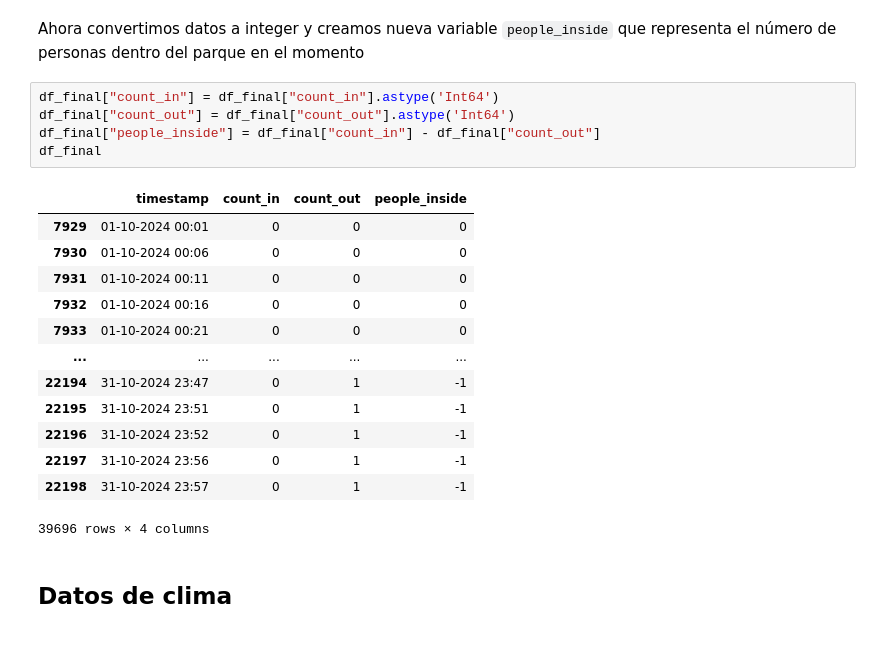
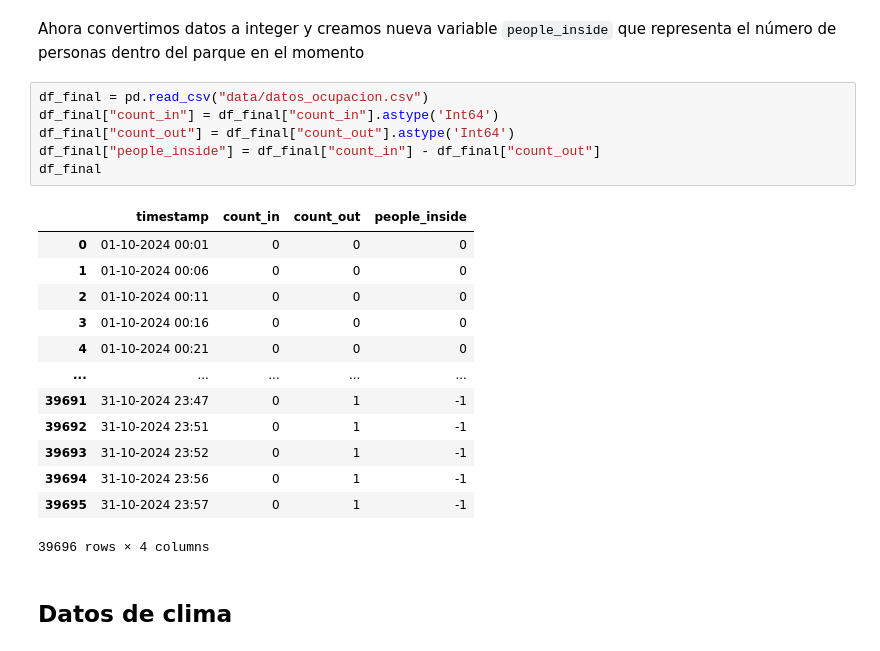
Before and after one commit to hugoloopez/NaturalParkOcuppancy, a Jupyter notebook: obtencion_tratamiento_datos.ipynb, the cells around one changed output. Saved outputs shown, nothing was run; the diff lists cells and outputs as text.

```diff
--- a/obtencion_tratamiento_datos.ipynb
+++ b/obtencion_tratamiento_datos.ipynb
@@ -143,23 +143,24 @@ Datos guardados en data/datos_series_20250325_094824.csv
 # %% [markdown]
 Ahora convertimos datos a integer  y creamos nueva variable `people_inside`  que representa el número de personas dentro del parque en el momento
 # %%
+df_final = pd.read_csv("data/datos_ocupacion.csv")
 df_final["count_in"] = df_final["count_in"].astype('Int64')
 df_final["count_out"] = df_final["count_out"].astype('Int64')
 df_final["people_inside"] = df_final["count_in"] - df_final["count_out"]
 df_final
 # %% [output]
 |  | timestamp | count_in | count_out | people_inside |
-| 7929 | 01-10-2024 00:01 | 0 | 0 | 0 |
-| 7930 | 01-10-2024 00:06 | 0 | 0 | 0 |
-| 7931 | 01-10-2024 00:11 | 0 | 0 | 0 |
-| 7932 | 01-10-2024 00:16 | 0 | 0 | 0 |
-| 7933 | 01-10-2024 00:21 | 0 | 0 | 0 |
+| 0 | 01-10-2024 00:01 | 0 | 0 | 0 |
+| 1 | 01-10-2024 00:06 | 0 | 0 | 0 |
+| 2 | 01-10-2024 00:11 | 0 | 0 | 0 |
+| 3 | 01-10-2024 00:16 | 0 | 0 | 0 |
+| 4 | 01-10-2024 00:21 | 0 | 0 | 0 |
 | ... | ... | ... | ... | ... |
-| 22194 | 31-10-2024 23:47 | 0 | 1 | -1 |
-| 22195 | 31-10-2024 23:51 | 0 | 1 | -1 |
-| 22196 | 31-10-2024 23:52 | 0 | 1 | -1 |
-| 22197 | 31-10-2024 23:56 | 0 | 1 | -1 |
-| 22198 | 31-10-2024 23:57 | 0 | 1 | -1 |
+| 39691 | 31-10-2024 23:47 | 0 | 1 | -1 |
+| 39692 | 31-10-2024 23:51 | 0 | 1 | -1 |
+| 39693 | 31-10-2024 23:52 | 0 | 1 | -1 |
+| 39694 | 31-10-2024 23:56 | 0 | 1 | -1 |
+| 39695 | 31-10-2024 23:57 | 0 | 1 | -1 |
 39696 rows × 4 columns
 # %% [markdown]
 ## Datos de clima
```
Also changed, not shown: parts of 2 cells of this notebook.
